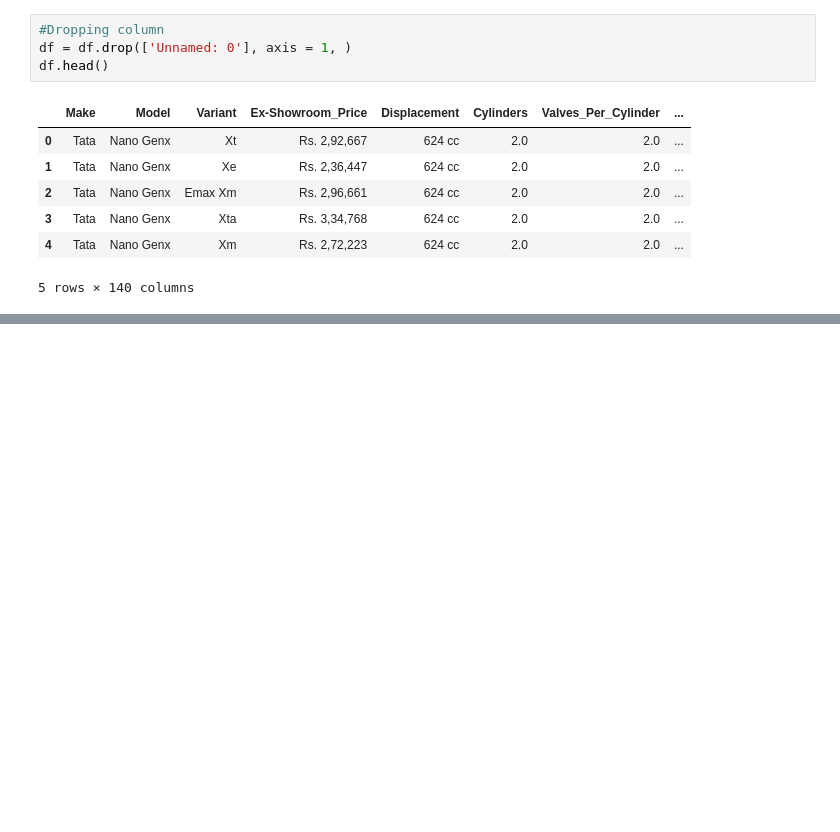
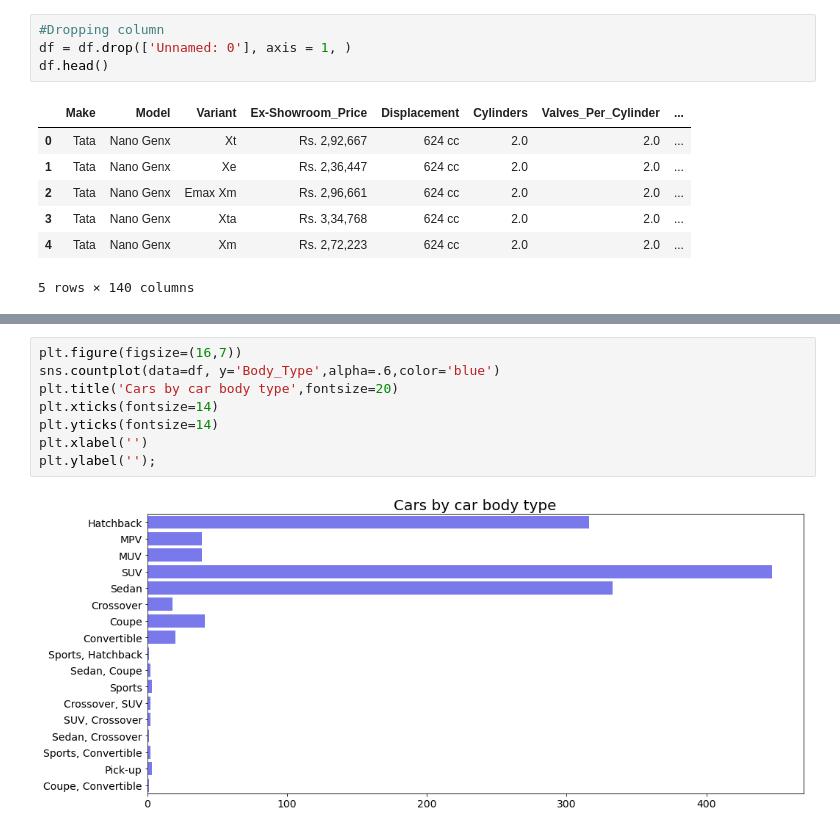
Before and after one commit to Tushar1831/Indian-Cars-Data-Viz, a Jupyter notebook: project.ipynb, the cells around one changed output, grey strips where cells are left out. Cells and saved outputs as stored; diff of their text form; blank space fills up the shorter version.

```diff
--- a/project.ipynb
+++ b/project.ipynb
@@ -39,0 +96,10 @@ df.head()
+# %%
+plt.figure(figsize=(16,7))
+sns.countplot(data=df, y='Body_Type',alpha=.6,color='blue')
+plt.title('Cars by car body type',fontsize=20)
+plt.xticks(fontsize=14)
+plt.yticks(fontsize=14)
+plt.xlabel('')
+plt.ylabel('');
+# %% [output]
+[figure, added]
```
Also changed, not shown: parts of 3 cells of this notebook.
